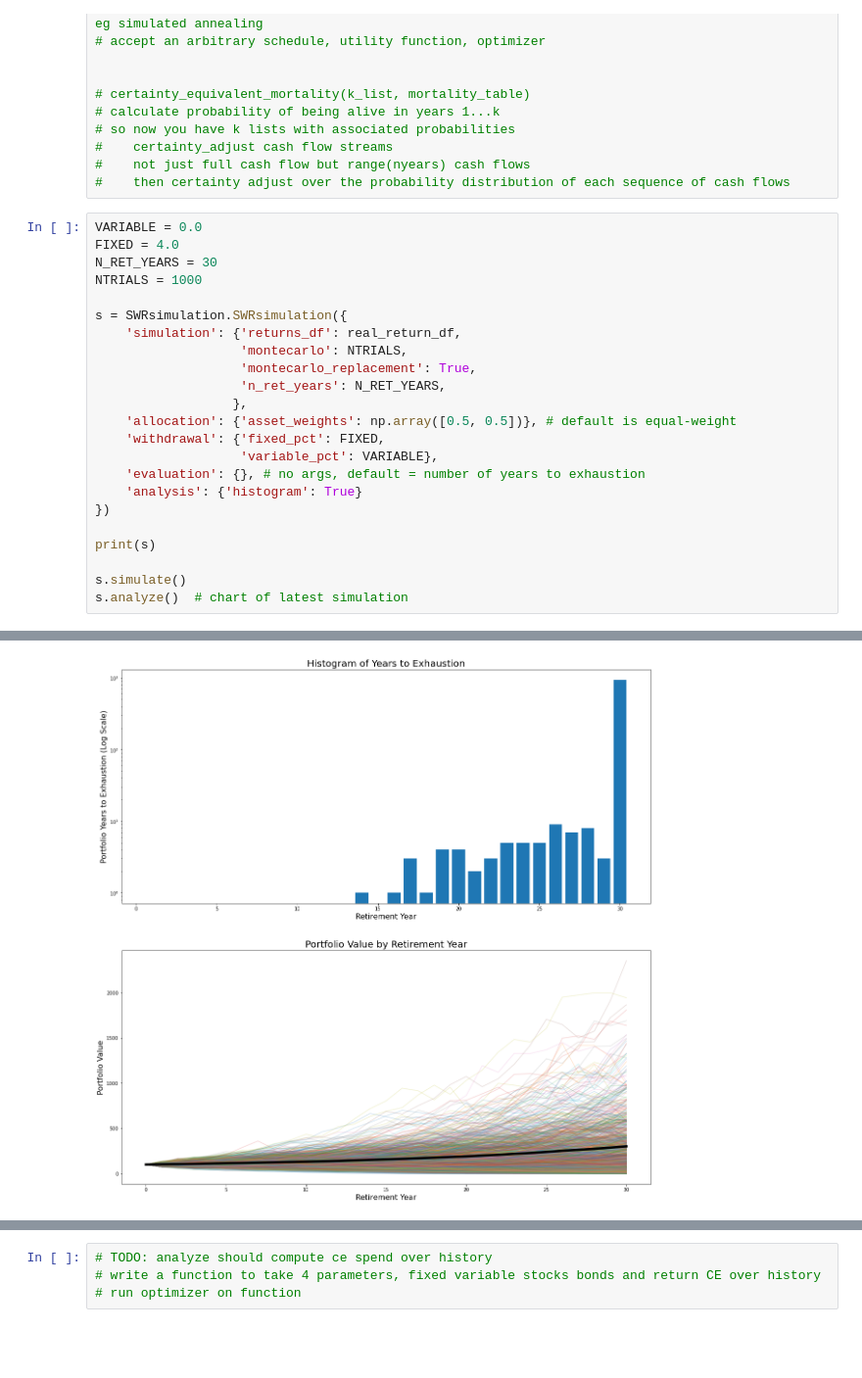
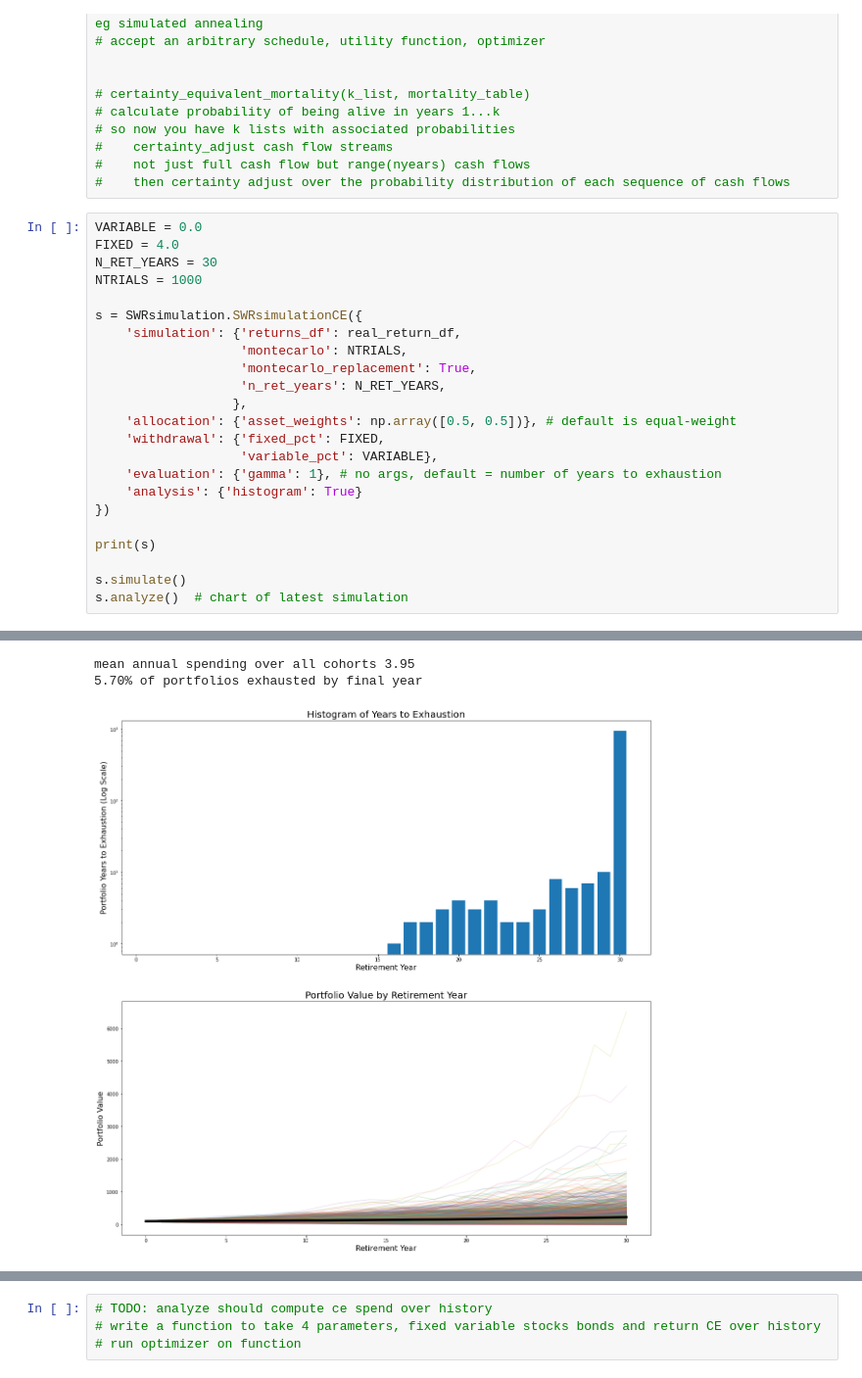
Before and after one commit to druce/swr, a Jupyter notebook: swr.ipynb, the cells around one changed output, grey strips where cells are left out. Shown: that part at 98% size. Drawn from its saved outputs; the diff is of its cells as text; blank space fills up the shorter version.

```diff
--- a/swr.ipynb
+++ b/swr.ipynb
@@ -194,7 +278,7 @@ FIXED = 4.0
 N_RET_YEARS = 30
 NTRIALS = 1000
 
-s = SWRsimulation.SWRsimulation({
+s = SWRsimulation.SWRsimulationCE({
     'simulation': {'returns_df': real_return_df,
                    'montecarlo': NTRIALS,
                    'montecarlo_replacement': True,
@@ -203,7 +287,7 @@ s = SWRsimulation.SWRsimulation({
     'allocation': {'asset_weights': np.array([0.5, 0.5])}, # default is equal-weight
     'withdrawal': {'fixed_pct': FIXED,
                    'variable_pct': VARIABLE},
-    'evaluation': {}, # no args, default = number of years to exhaustion
+    'evaluation': {'gamma': 1}, # no args, default = number of years to exhaustion
     'analysis': {'histogram': True}
 })
 
@@ -232,4 +316,6 @@ mean annual spending over all cohorts 3.95
+mean annual spending over all cohorts 3.95
+5.70% of portfolios exhausted by final year
-[figure, old version]
+[figure, new version]
 # %%
 FIXED_SPEND = 2
 VARIABLE_SPEND = 2
```
Also changed, not shown: parts of 9 cells of this notebook, 3 other files.
